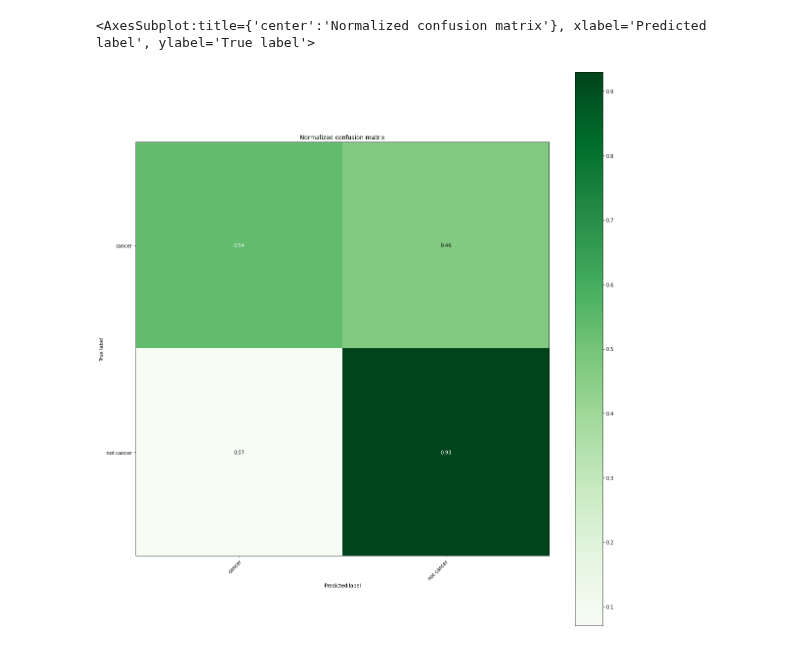
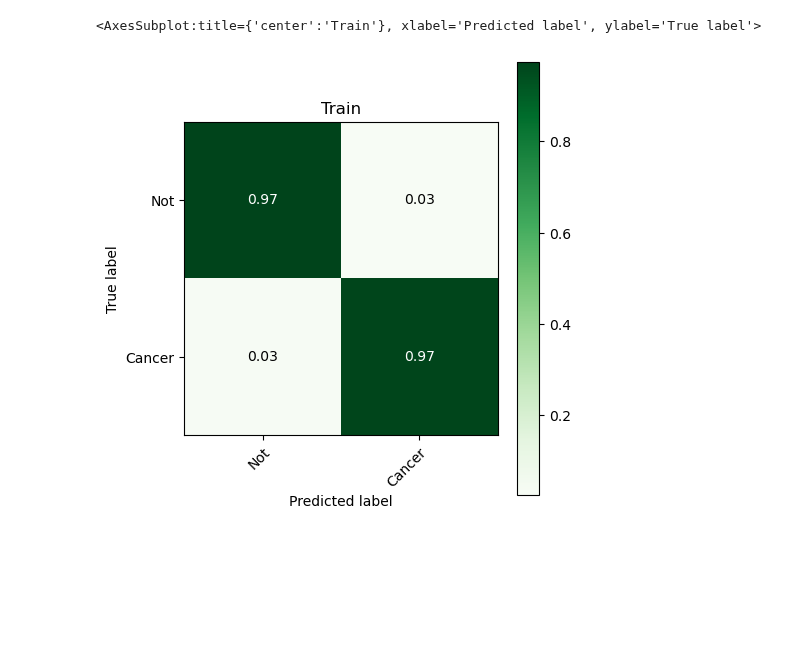
Before and after one commit to CEDipEngineering/ComputerAidedSkinCancerIdentificationAndDiagnosis, a Jupyter notebook: experiments/dip/model_stacking.ipynb, the cells around one changed output. Drawn from its saved outputs; the diff is of its cells as text; code cells hidden in the pictures; blank space fills up the shorter version.

Commit message:
Fix bugs and run StackedModel

```diff
--- a/experiments/dip/model_stacking.ipynb
+++ b/experiments/dip/model_stacking.ipynb
@@ -131,9 +54,15 @@ _________________________________________________________________
+# %%
+x_train_nn = x_train_stacked['img_id'].to_numpy()
+x_train_rfc = x_train_stacked.drop('img_id', axis=1).to_numpy().astype(np.float64)
+
+x_test_nn = x_test['img_id'].to_numpy()
+x_test_rfc = x_test.drop('img_id', axis=1).to_numpy().astype(np.float64)
 # %%
-StackModel = StackedModel(NN, rfc_top)
+StackModel = StackedModel(NN, rfc)
 
-StackModel.fit(x_train_img, x_train_rfc, y_train)
+StackModel.fit(x_train_nn, x_train_rfc, y_train_stacked)
 
-preds = StackModel.predict(x_test_img, x_test_rfc)
+# preds = StackModel.predict(x_test, x_test_rfc)
 
-preds
+# preds
 # %% [output]
@@ -159,0 +70,3 @@ array([1., 1., 1., 1., 1., 0., 1., 1., 0., 1., 1., 1., 1., 1., 1., 1., 1.,
+# %%
+preds_train = StackModel.predict(x_train_nn, x_train_rfc)
+preds_test = StackModel.predict(x_test_nn, x_test_rfc)
@@ -178,7 +94,7 @@ def plot_confusion_matrix(y_true, y_pred, classes,
 
     #print(cm)
 
-    fig, ax = plt.subplots(figsize = (16,16))
+    fig, ax = plt.subplots(figsize = (5,5))
     im = ax.imshow(cm, interpolation='nearest', cmap=cmap)
     ax.figure.colorbar(im, ax=ax)
     ax.set(xticks=np.arange(cm.shape[1]),
@@ -202,8 +118,8 @@ def plot_confusion_matrix(y_true, y_pred, classes,
     if save_to_file:
         plt.savefig('Assets/files/' + title + '.pdf')
     return ax
-# %%
-plot_confusion_matrix(y_test, preds, ["cancer", "not cancer"])
-# %% [output]
-<AxesSubplot:title={'center':'Normalized confusion matrix'}, xlabel='Predicted label', ylabel='True label'>
-[figure, removed]
+# %%
+plot_confusion_matrix(y_train_stacked, preds_train, ["Not", "Cancer"], title="Train")
+# %% [output]
+<AxesSubplot:title={'center':'Train'}, xlabel='Predicted label', ylabel='True label'>
+[figure, added]
```
Also changed, not shown: parts of 12 cells of this notebook, 6 other files.
